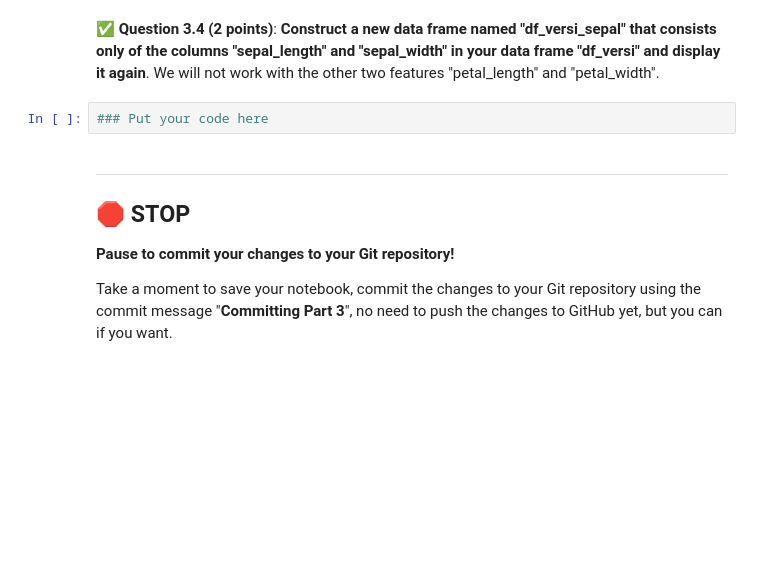
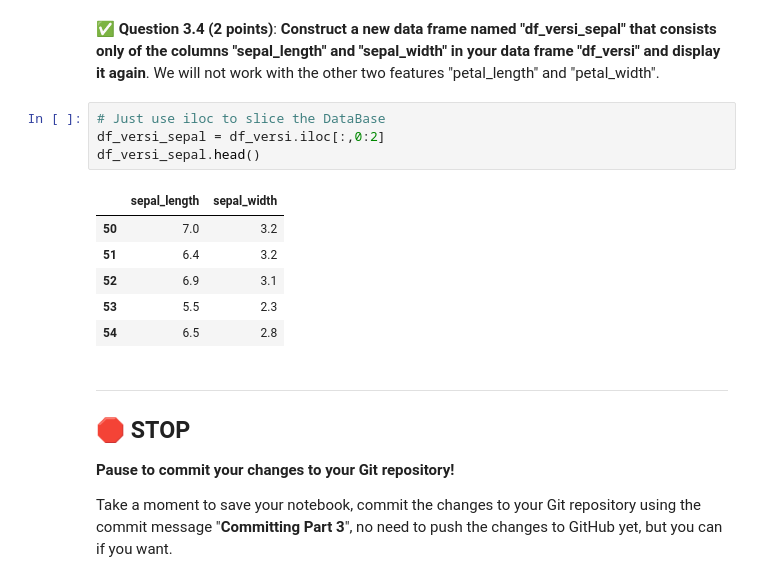
Before and after one commit to Jlozano351/CMSE202-s24-turnin, a Jupyter notebook: hw-01/HW-01_GitPracticeDebuggingPythonPackagesAndClasses-Juan José Lozano González.ipynb, the cells around one changed output. Drawn from its saved outputs; the diff is of its cells as text; blank space fills up the shorter version.

```diff
--- a/hw-01/HW-01_GitPracticeDebuggingPythonPackagesAndClasses-Juan José Lozano González.ipynb
+++ b/hw-01/HW-01_GitPracticeDebuggingPythonPackagesAndClasses-Juan José Lozano González.ipynb
@@ -354,7 +382,16 @@ https://raw.githubusercontent.com/yangy5/HWFiles/main/Iris.csv
 # %% [markdown]
 &#9989; **Question 3.4 (2 points)**: **Construct a new data frame named "df_versi_sepal" that consists only of the columns "sepal_length" and "sepal_width" in your data frame "df_versi" and display it again**. We will not work with the other two features "petal_length" and "petal_width".
-# %%
-### Put your code here
+# %%
+# Just use iloc to slice the DataBase
+df_versi_sepal = df_versi.iloc[:,0:2]
+df_versi_sepal.head()
+# %% [output]
+|  | sepal_length | sepal_width |
+| 50 | 7.0 | 3.2 |
+| 51 | 6.4 | 3.2 |
+| 52 | 6.9 | 3.1 |
+| 53 | 5.5 | 2.3 |
+| 54 | 6.5 | 2.8 |
 # %% [markdown]
 ---
 ## &#128721; STOP
```
Also changed, not shown: parts of 4 cells of this notebook, 1 other file.
